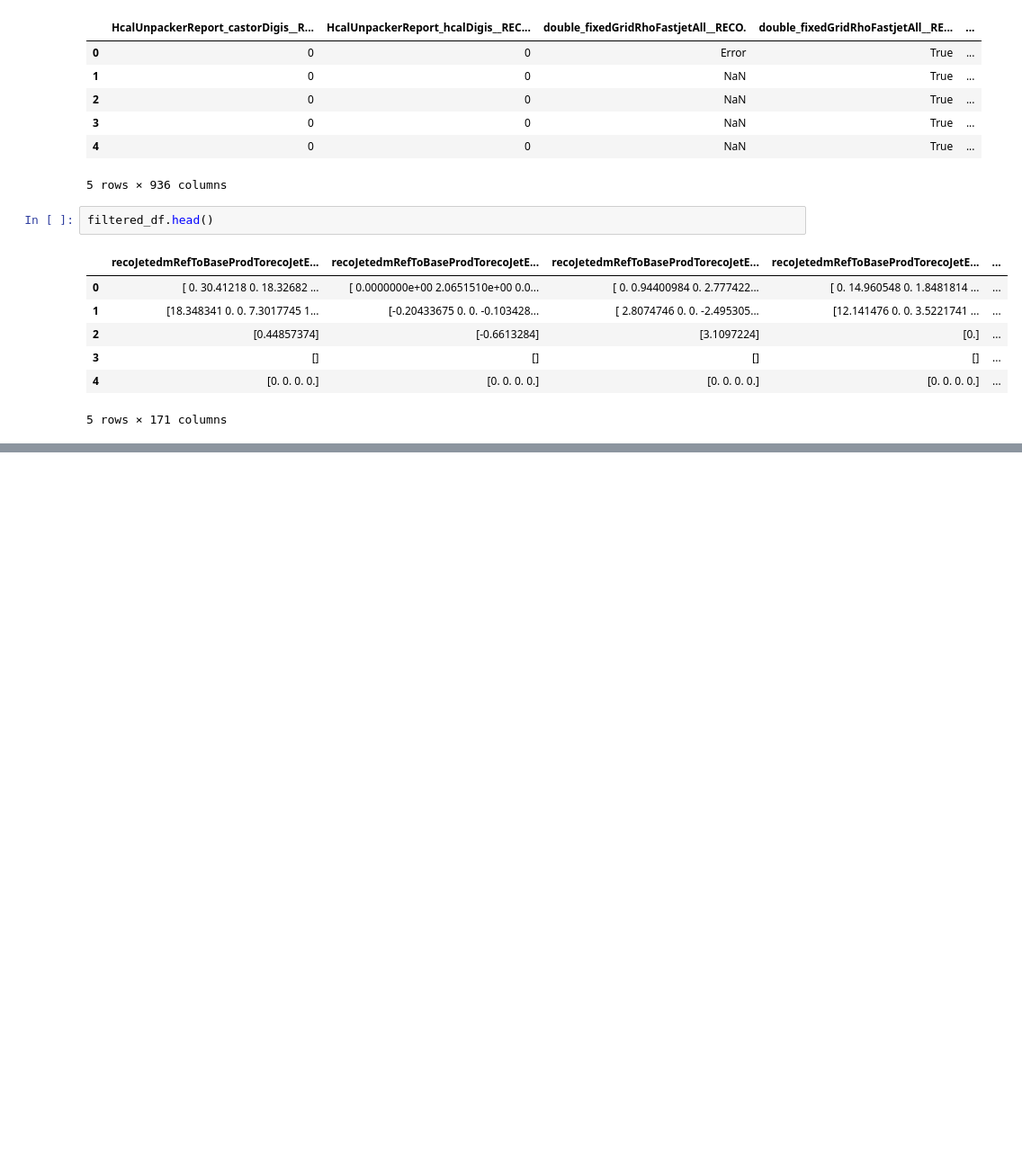
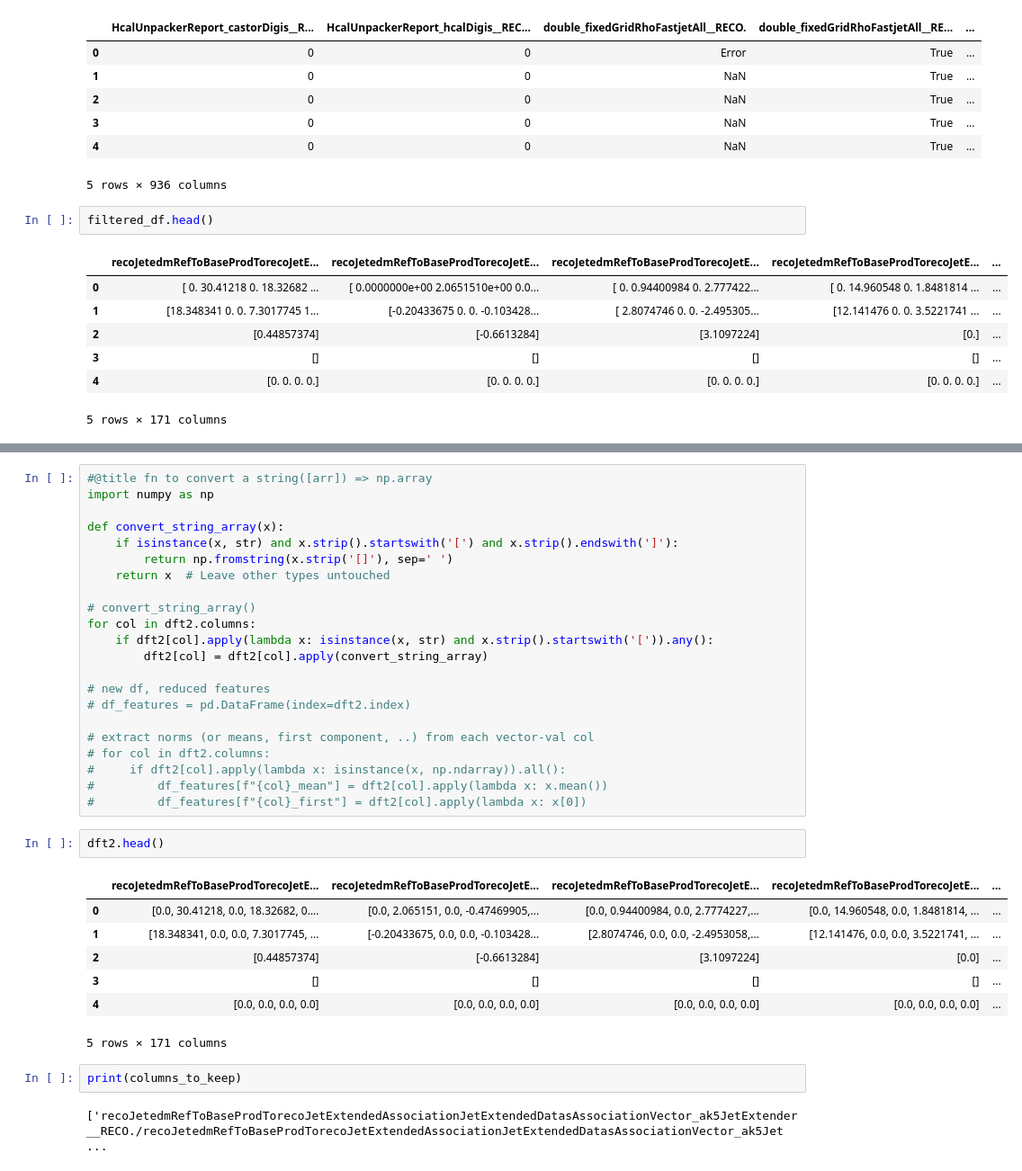
Before and after one commit to abdrmo/MuraAI0, a Jupyter notebook: pid_poet_020_61.ipynb, the cells around one changed output, grey strips where cells are left out. Shown at 90% size. Drawn from its saved outputs; the diff is of its cells as text; blank space fills up the shorter version.

```diff
--- a/pid_poet_020_61.ipynb
+++ b/pid_poet_020_61.ipynb
@@ -196,3 +183,39 @@ num_dropped
 dft1
 dft2
 column_names_dft2
+# %%
+#@title fn to convert a string([arr]) => np.array
+import numpy as np
+
+def convert_string_array(x):
+    if isinstance(x, str) and x.strip().startswith('[') and x.strip().endswith(']'):
+        return np.fromstring(x.strip('[]'), sep=' ')
+    return x  # Leave other types untouched
+
+# convert_string_array()
+for col in dft2.columns:
+    if dft2[col].apply(lambda x: isinstance(x, str) and x.strip().startswith('[')).any():
+        dft2[col] = dft2[col].apply(convert_string_array)
+
+# new df, reduced features
+# df_features = pd.DataFrame(index=dft2.index)
+
+# extract norms (or means, first component, ..) from each vector-val col
+# for col in dft2.columns:
+#     if dft2[col].apply(lambda x: isinstance(x, np.ndarray)).all():
+#         df_features[f"{col}_mean"] = dft2[col].apply(lambda x: x.mean())
+#         df_features[f"{col}_first"] = dft2[col].apply(lambda x: x[0])
+# %%
+dft2.head()
+# %% [output]
+|  | recoJetedmRefToBaseProdTorecoJetE... | recoJetedmRefToBaseProdTorecoJetE... | recoJetedmRefToBaseProdTorecoJetE... | recoJetedmRefToBaseProdTorecoJetE... | ... |
+| 0 | [0.0, 30.41218, 0.0, 18.32682, 0.... | [0.0, 2.065151, 0.0, -0.47469905,... | [0.0, 0.94400984, 0.0, 2.7774227,... | [0.0, 14.960548, 0.0, 1.8481814, ... | ... |
+| 1 | [18.348341, 0.0, 0.0, 7.3017745, ... | [-0.20433675, 0.0, 0.0, -0.103428... | [2.8074746, 0.0, 0.0, -2.4953058,... | [12.141476, 0.0, 0.0, 3.5221741, ... | ... |
+| 2 | [0.44857374] | [-0.6613284] | [3.1097224] | [0.0] | ... |
+| 3 | [] | [] | [] | [] | ... |
+| 4 | [0.0, 0.0, 0.0, 0.0] | [0.0, 0.0, 0.0, 0.0] | [0.0, 0.0, 0.0, 0.0] | [0.0, 0.0, 0.0, 0.0] | ... |
+5 rows × 171 columns
+# %%
+print(columns_to_keep)
+# %% [output]
+['recoJetedmRefToBaseProdTorecoJetExtendedAssociationJetExtendedDatasAssociationVector_ak5JetExtender__RECO./recoJetedmRefToBaseProdTorecoJetExtendedAssociationJetExtendedDatasAssociationVector_ak5Jet ...
```
Also changed, not shown: parts of 7 cells of this notebook.
